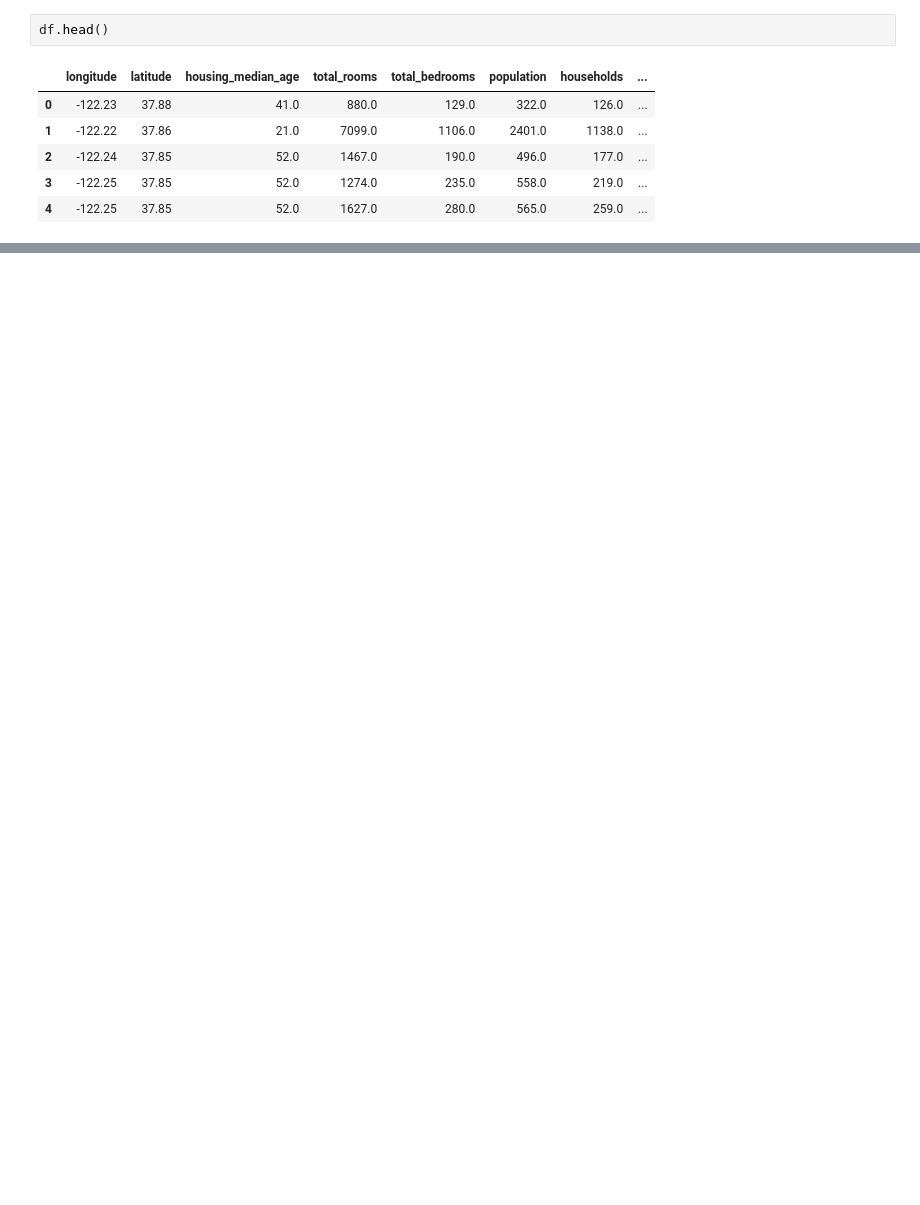
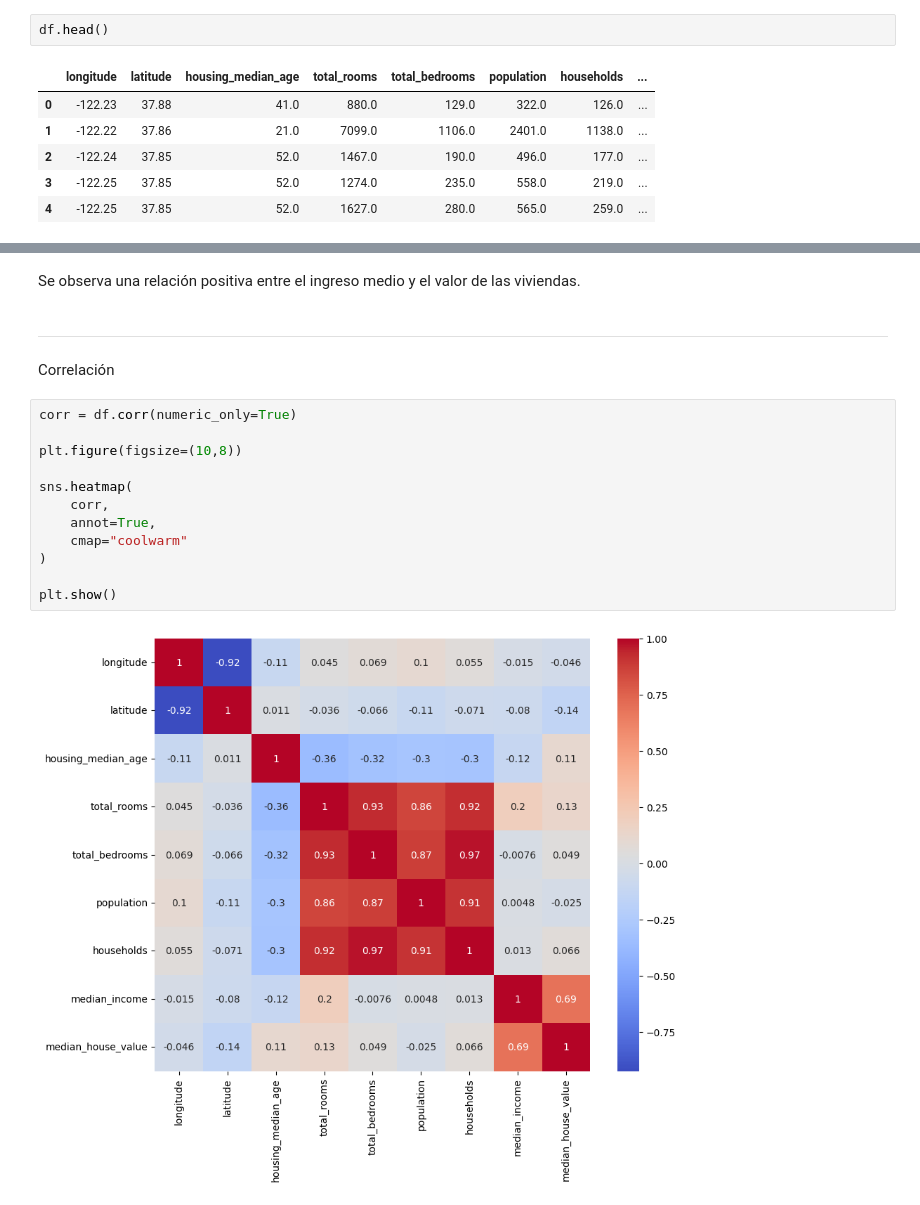
Before and after one commit to oscarmolmedo/TheHacht, a Jupyter notebook: Analisis_Precios/EDA_CASAS.ipynb, the cells around one changed output, grey strips where cells are left out. Cells and saved outputs as stored; diff of their text form; blank space fills up the shorter version.

```diff
--- a/Analisis_Precios/EDA_CASAS.ipynb
+++ b/Analisis_Precios/EDA_CASAS.ipynb
@@ -78,0 +146,19 @@ df['total_bedrooms'].fillna(
+# %% [markdown]
+Se observa una relación positiva entre el ingreso medio y el valor de las viviendas.
+# %% [markdown]
+---
+Correlación
+# %%
+corr = df.corr(numeric_only=True)
+
+plt.figure(figsize=(10,8))
+
+sns.heatmap(
+    corr,
+    annot=True,
+    cmap="coolwarm"
+)
+
+plt.show()
+# %% [output]
+[figure, added]
```
Also changed, not shown: parts of 36 cells of this notebook.
